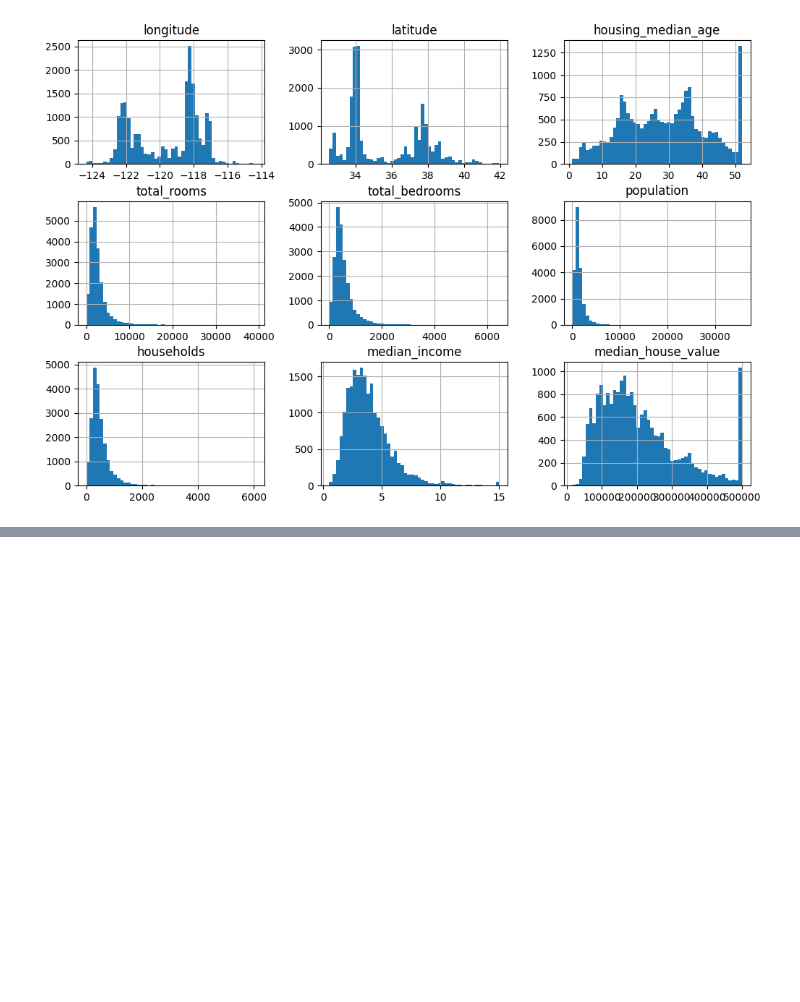
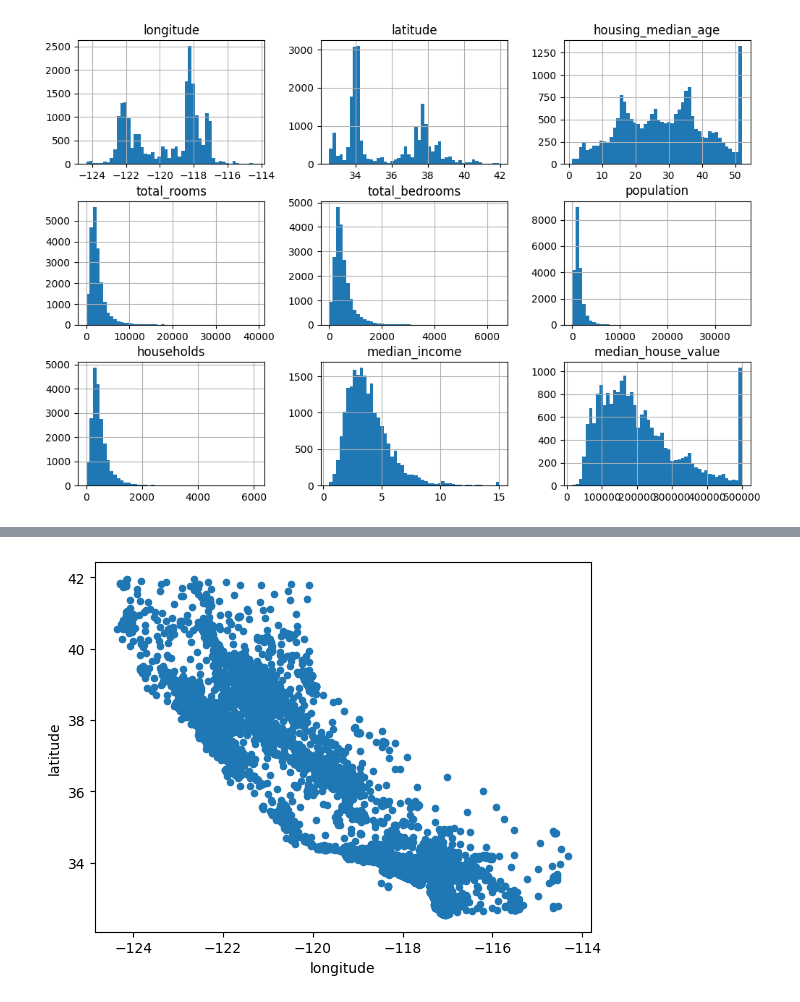
Before and after one commit to HelloSamved/Hands_on_machine_learning, a Jupyter notebook: housing-price-new.ipynb, the cells around one changed output, grey strips where cells are left out. Cells and saved outputs as stored; diff of their text form; code cells hidden in the pictures; blank space fills up the shorter version.

```diff
--- a/housing-price-new.ipynb
+++ b/housing-price-new.ipynb
@@ -54,0 +110,5 @@ plt.show()
+# %%
+housing.plot(kind="scatter", x= "longitude", y="latitude")
+plt.show()
+# %% [output]
+[figure, added]
```
Also changed, not shown: parts of 30 cells of this notebook.
